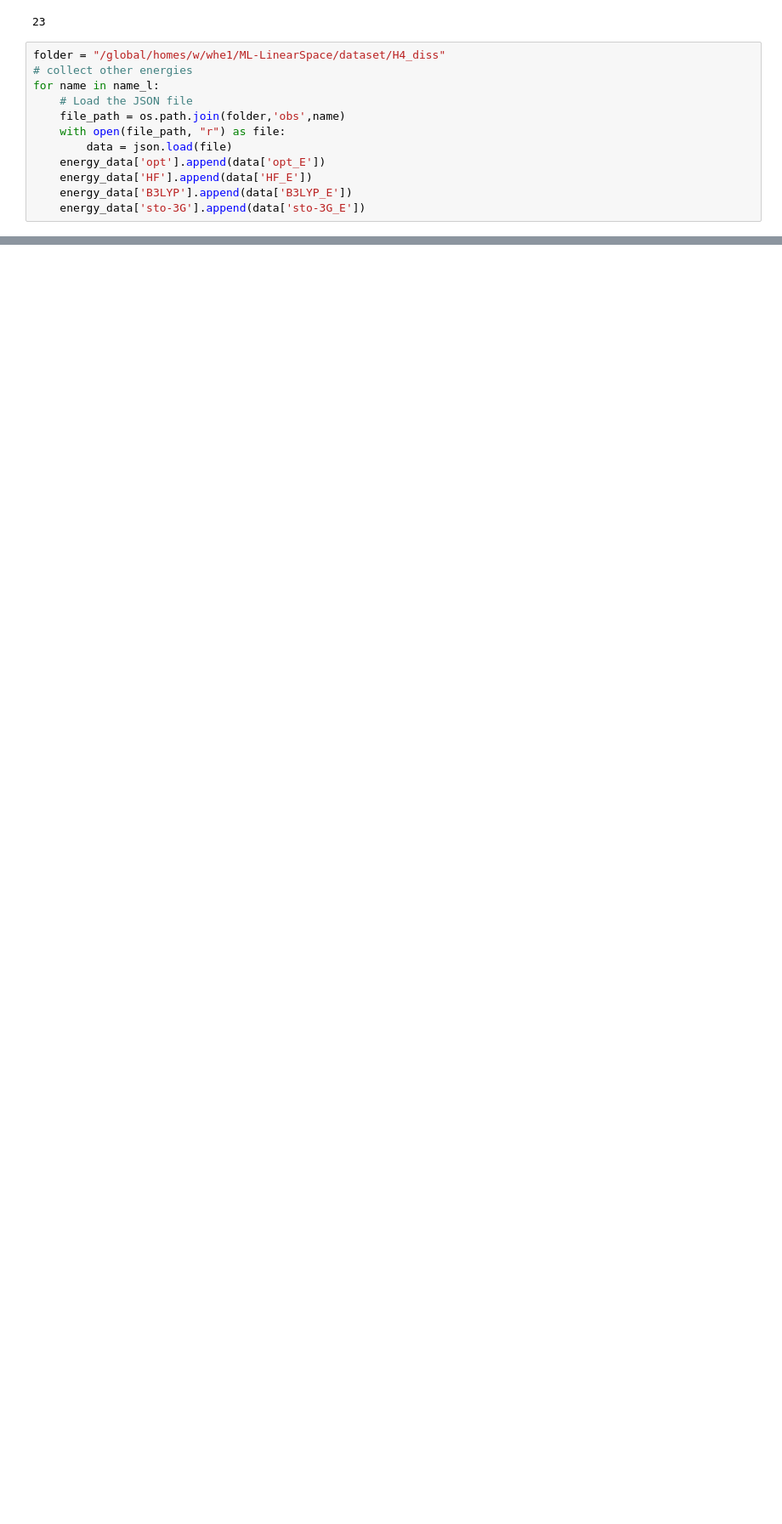
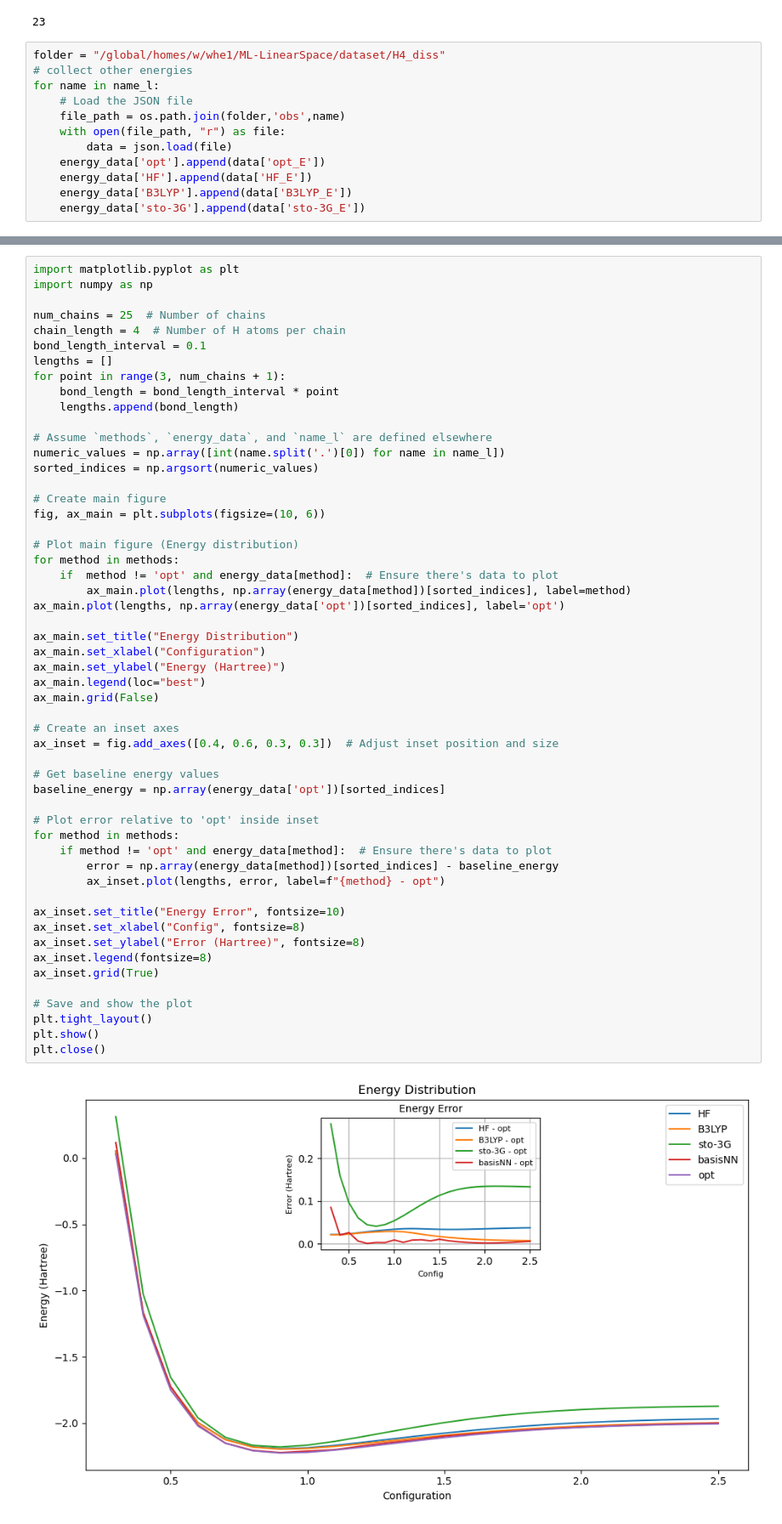
Before and after one commit to He-Wenhao/ML-LinearSpace, a Jupyter notebook: output_proj/inference/test.ipynb, the cells around one changed output, grey strips where cells are left out. Shown: that part at 85% size. Cells and saved outputs as stored; diff of their text form; blank space fills up the shorter version.

```diff
--- a/output_proj/inference/test.ipynb
+++ b/output_proj/inference/test.ipynb
@@ -182,3 +187,58 @@ print(f"Figure saved as {output_file}")
 # %% [output]
 [figure]
 Figure saved as energy_error_plot.png
+# %%
+import matplotlib.pyplot as plt
+import numpy as np
+
+num_chains = 25  # Number of chains
+chain_length = 4  # Number of H atoms per chain
+bond_length_interval = 0.1
+lengths = []
+for point in range(3, num_chains + 1):
+    bond_length = bond_length_interval * point
+    lengths.append(bond_length)
+
+# Assume `methods`, `energy_data`, and `name_l` are defined elsewhere
+numeric_values = np.array([int(name.split('.')[0]) for name in name_l])
+sorted_indices = np.argsort(numeric_values)
+
+# Create main figure
+fig, ax_main = plt.subplots(figsize=(10, 6))
+
+# Plot main figure (Energy distribution)
+for method in methods:
+    if  method != 'opt' and energy_data[method]:  # Ensure there's data to plot
+        ax_main.plot(lengths, np.array(energy_data[method])[sorted_indices], label=method)
+ax_main.plot(lengths, np.array(energy_data['opt'])[sorted_indices], label='opt')
+
+ax_main.set_title("Energy Distribution")
+ax_main.set_xlabel("Configuration")
+ax_main.set_ylabel("Energy (Hartree)")
+ax_main.legend(loc="best")
+ax_main.grid(False)
+
+# Create an inset axes
+ax_inset = fig.add_axes([0.4, 0.6, 0.3, 0.3])  # Adjust inset position and size
+
+# Get baseline energy values
+baseline_energy = np.array(energy_data['opt'])[sorted_indices]
+
+# Plot error relative to 'opt' inside inset
+for method in methods:
+    if method != 'opt' and energy_data[method]:  # Ensure there's data to plot
+        error = np.array(energy_data[method])[sorted_indices] - baseline_energy
+        ax_inset.plot(lengths, error, label=f"{method} - opt")
+
+ax_inset.set_title("Energy Error", fontsize=10)
+ax_inset.set_xlabel("Config", fontsize=8)
+ax_inset.set_ylabel("Error (Hartree)", fontsize=8)
+ax_inset.legend(fontsize=8)
+ax_inset.grid(True)
+
+# Save and show the plot
+plt.tight_layout()
+plt.show()
+plt.close()
+# %% [output]
+[figure, added]
```
Also changed, not shown: parts of 2 cells of this notebook, 1 other file.
